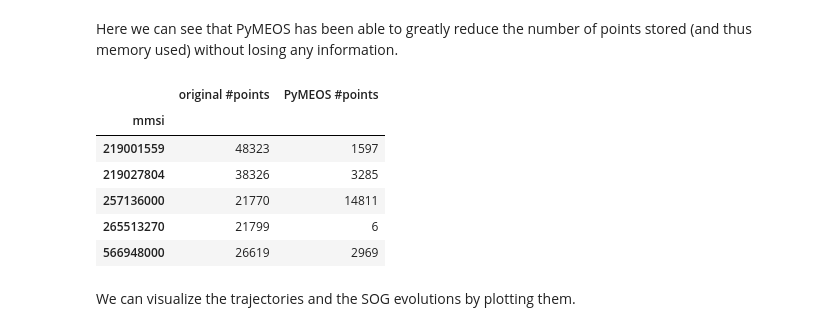
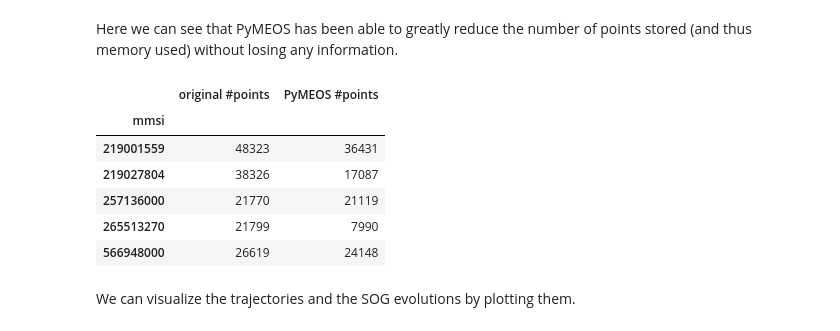
Before and after one commit to MobilityDB/PyMEOS, a Jupyter notebook: pymeos_examples/PyMEOS Examples/AIS.ipynb, the cells around one changed output. Drawn from its saved outputs; the diff is of its cells as text; code cells hidden in the pictures.

```diff
--- a/pymeos_examples/PyMEOS Examples/AIS.ipynb
+++ b/pymeos_examples/PyMEOS Examples/AIS.ipynb
@@ -72,16 +72,16 @@ trajectories.head()
 Here we can see that PyMEOS has been able to greatly reduce the number of points stored (and thus memory used) without losing any information.
 # %%
 pd.concat([ais.groupby('mmsi')['t'].count().rename('original #points'),
-           trajectories['trajectory'].apply(lambda t: t.num_instants).rename('PyMEOS #points')],
+           trajectories['trajectory'].apply(lambda t: t.num_instants()).rename('PyMEOS #points')],
           axis=1)
 # %% [output]
 |  | original #points | PyMEOS #points |
 | mmsi |  |  |
-| 219001559 | 48323 | 1597 |
-| 219027804 | 38326 | 3285 |
-| 257136000 | 21770 | 14811 |
-| 265513270 | 21799 | 6 |
-| 566948000 | 26619 | 2969 |
+| 219001559 | 48323 | 36431 |
+| 219027804 | 38326 | 17087 |
+| 257136000 | 21770 | 21119 |
+| 265513270 | 21799 | 7990 |
+| 566948000 | 26619 | 24148 |
 # %% [markdown]
 We can visualize the trajectories and the SOG evolutions by plotting them.
 # %%
```
Also changed, not shown: parts of 4 cells of this notebook.
